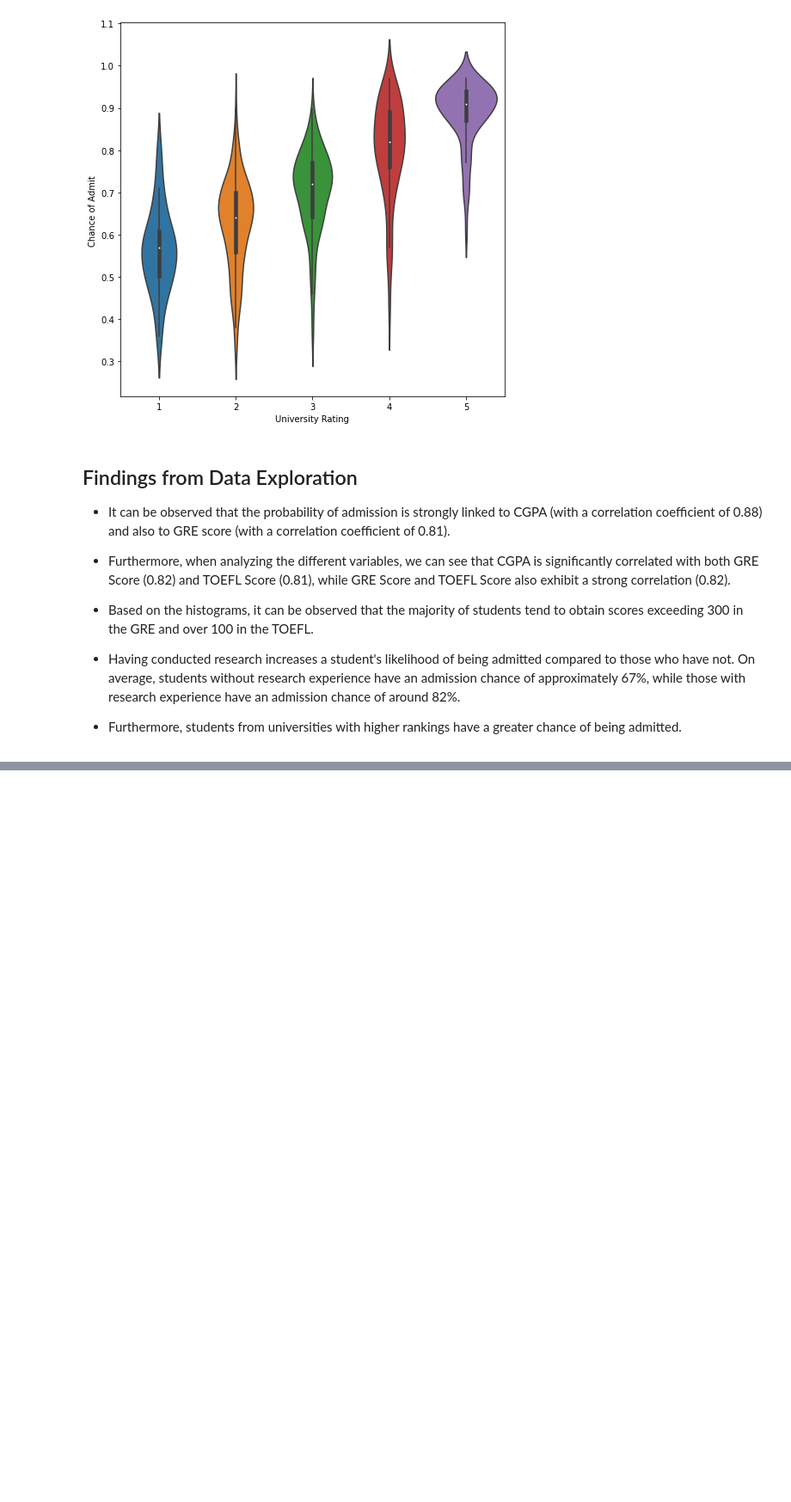
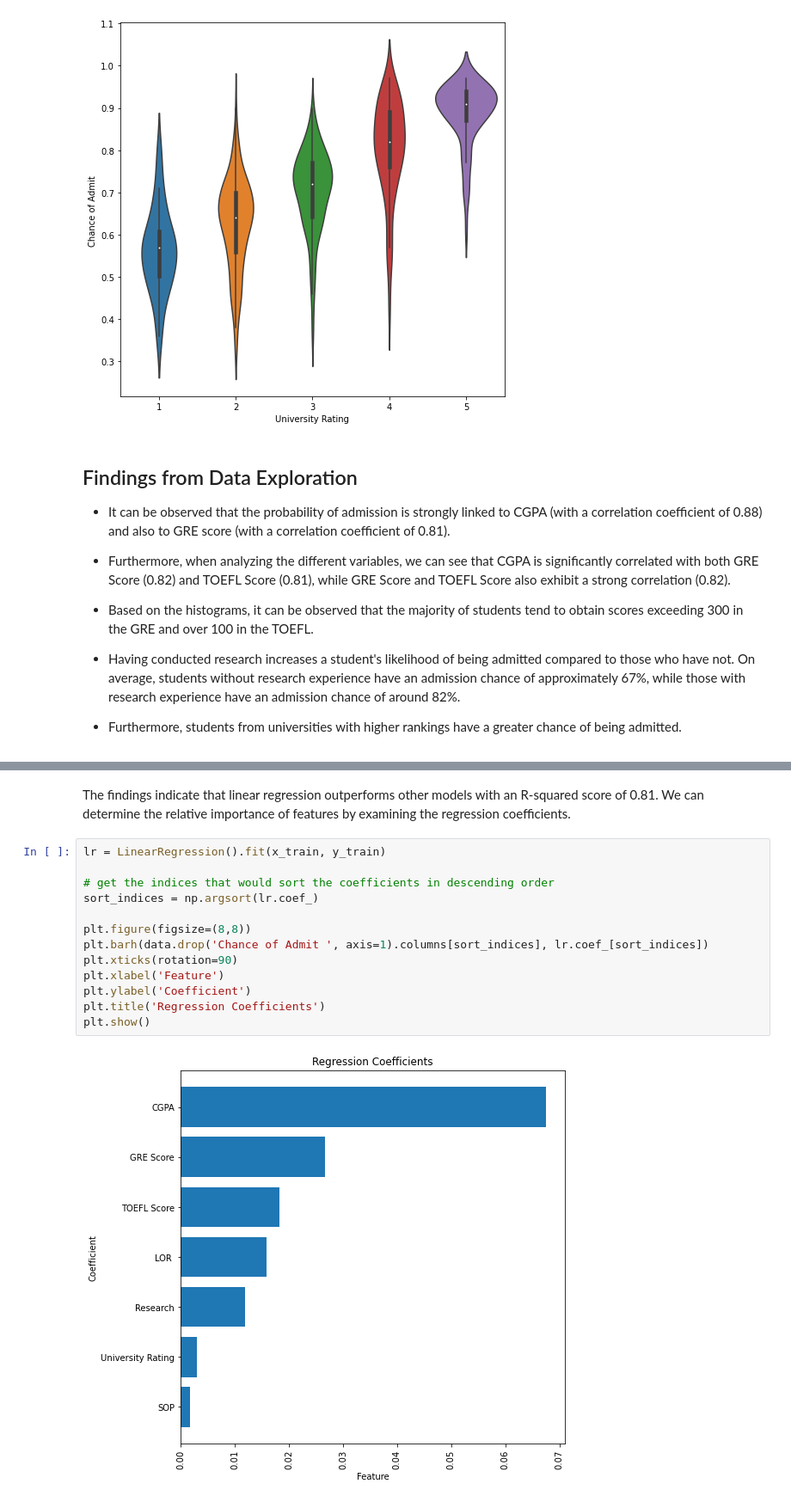
Before and after one commit to utkuozbudak/graduate_admission, a Jupyter notebook: graduate_admission.ipynb, the cells around one changed output, grey strips where cells are left out. Shown at 86% size. Saved outputs shown, nothing was run; the diff lists cells and outputs as text; blank space fills up the shorter version.

```diff
--- a/graduate_admission.ipynb
+++ b/graduate_admission.ipynb
@@ -152,0 +204,17 @@ sns.violinplot(x='University Rating', y='Chance of Admit ', data=data)
+# %% [markdown]
+The findings indicate that linear regression outperforms other models with an R-squared score of 0.81. We can determine the relative importance of features by examining the regression coefficients.
+# %%
+lr = LinearRegression().fit(x_train, y_train)
+
+# get the indices that would sort the coefficients in descending order
+sort_indices = np.argsort(lr.coef_)
+
+plt.figure(figsize=(8,8))
+plt.barh(data.drop('Chance of Admit ', axis=1).columns[sort_indices], lr.coef_[sort_indices])
+plt.xticks(rotation=90)
+plt.xlabel('Feature')
+plt.ylabel('Coefficient')
+plt.title('Regression Coefficients')
+plt.show()
+# %% [output]
+[figure, added]
```
Also changed, not shown: parts of 7 cells of this notebook.
